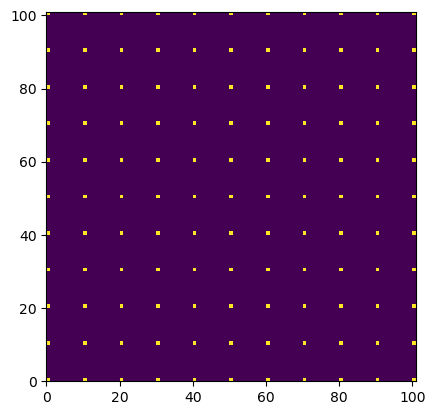
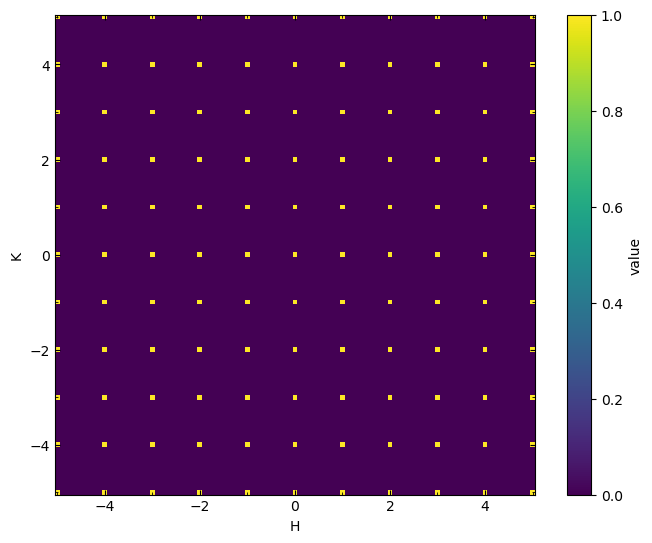
Code edit (unified diff) that turned the first committed figure into the second:
--- before
+++ after
@@ -1,3 +1,3 @@
 mask = dpdf.generate_bragg_mask(punch_radius=0.2, thresh=1e9)
-plt.pcolormesh(mask[:,:,mask.shape[2]//2].transpose())
+plot_slice(mask[:,:,mask.shape[2]//2], data.H, data.K)
 plt.gca().set_aspect(dpdf.lattice_params[1]/dpdf.lattice_params[0])

Commit: Update DeltaPDF example